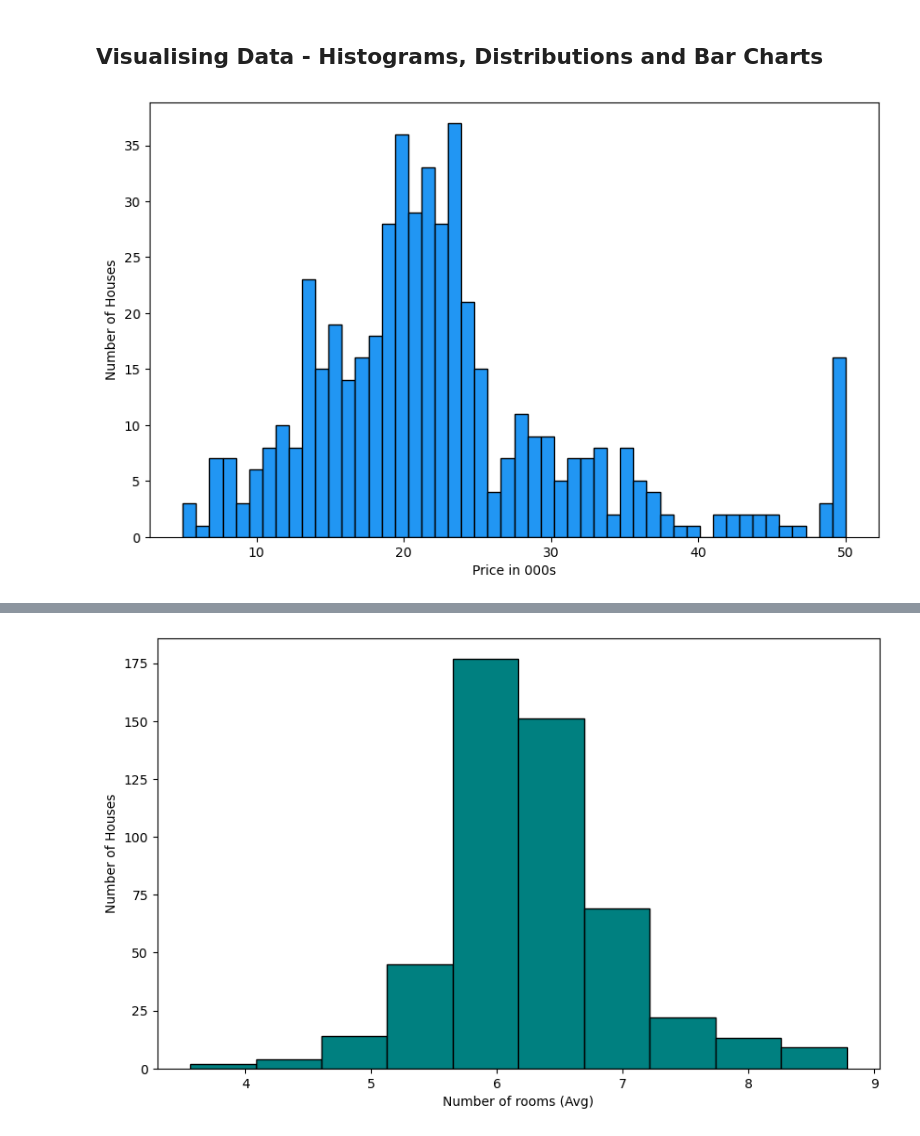
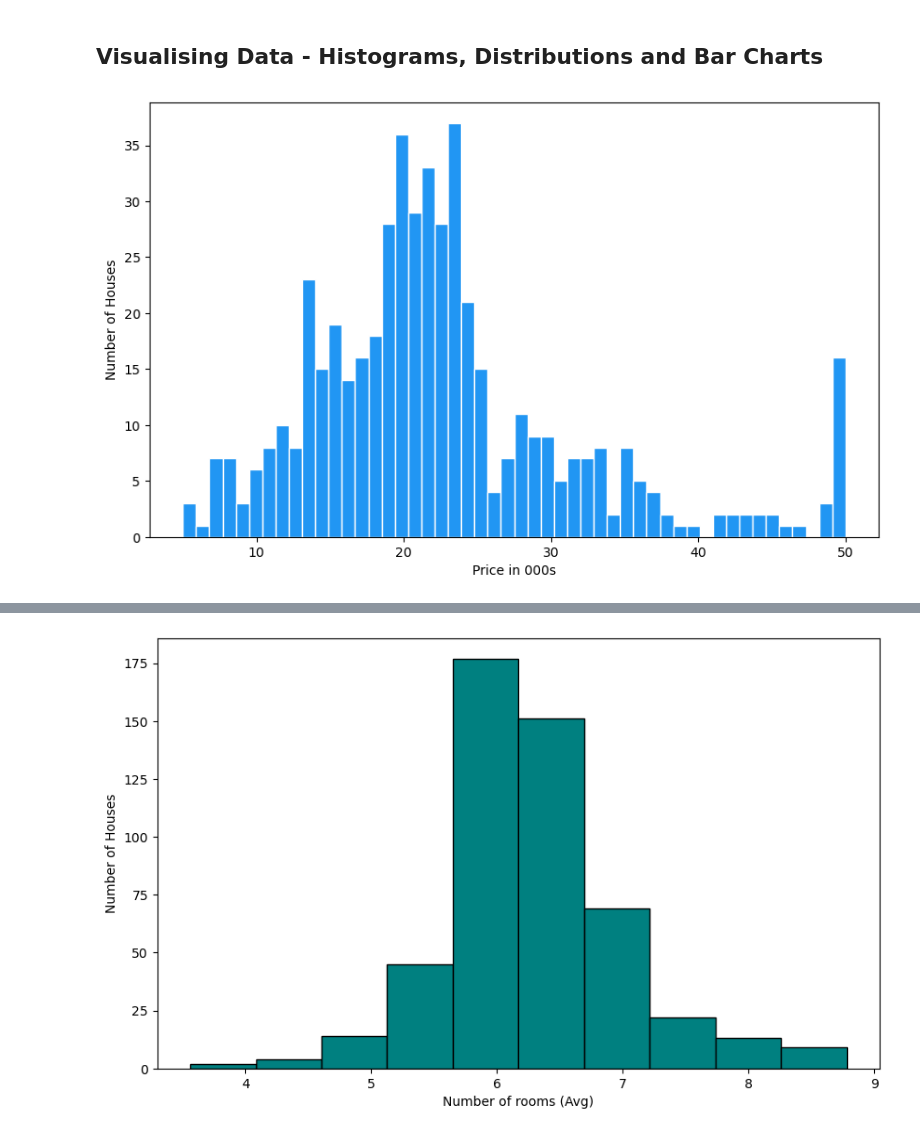
Before and after one commit to Zandersoph/Data-Science, a Jupyter notebook: 04 Multivariate Regression.ipynb, the cells around one changed output, grey strips where cells are left out. Saved outputs shown, nothing was run; the diff lists cells and outputs as text; code cells hidden in the pictures.

```diff
--- a/04 Multivariate Regression.ipynb
+++ b/04 Multivariate Regression.ipynb
@@ -174,11 +182,11 @@ memory usage: 49.0 KB
 ## Visualising Data - Histograms, Distributions and Bar Charts
 # %%
 plt.figure(figsize=(10,6))
-plt.hist(data["PRICE"], bins=50, ec='black', color='#2196F3')
+plt.hist(data["PRICE"], bins=50, ec='white', color='#2196F3')
 plt.xlabel("Price in 000s")
 plt.ylabel("Number of Houses")
 plt.show()
 # %% [output]
-[figure, old version]
+[figure, new version]
 # %%
 plt.figure(figsize=(11,7))
```
Also changed, not shown: parts of 11 cells of this notebook.
